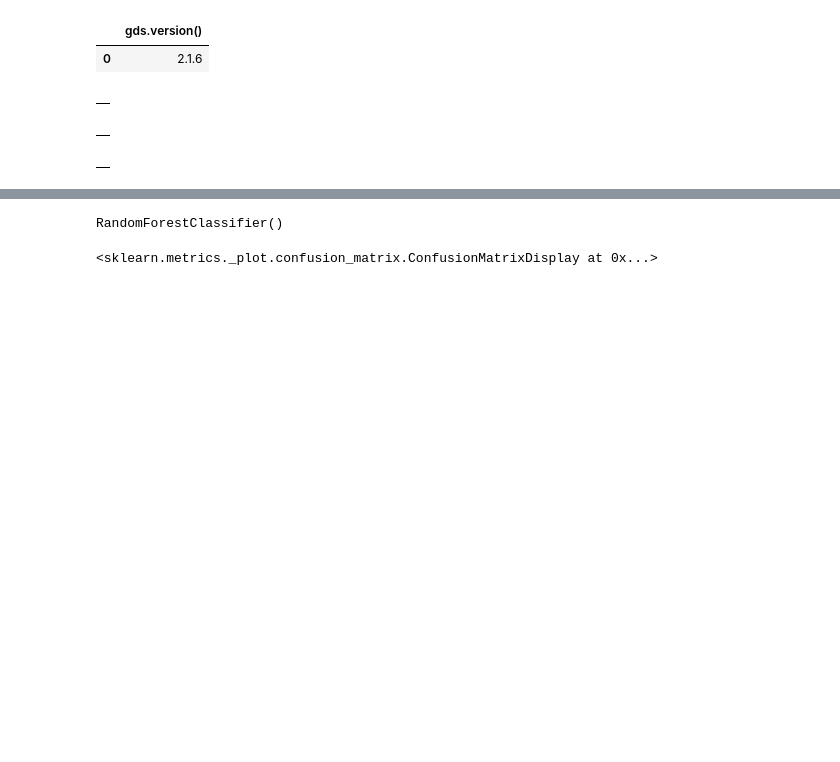
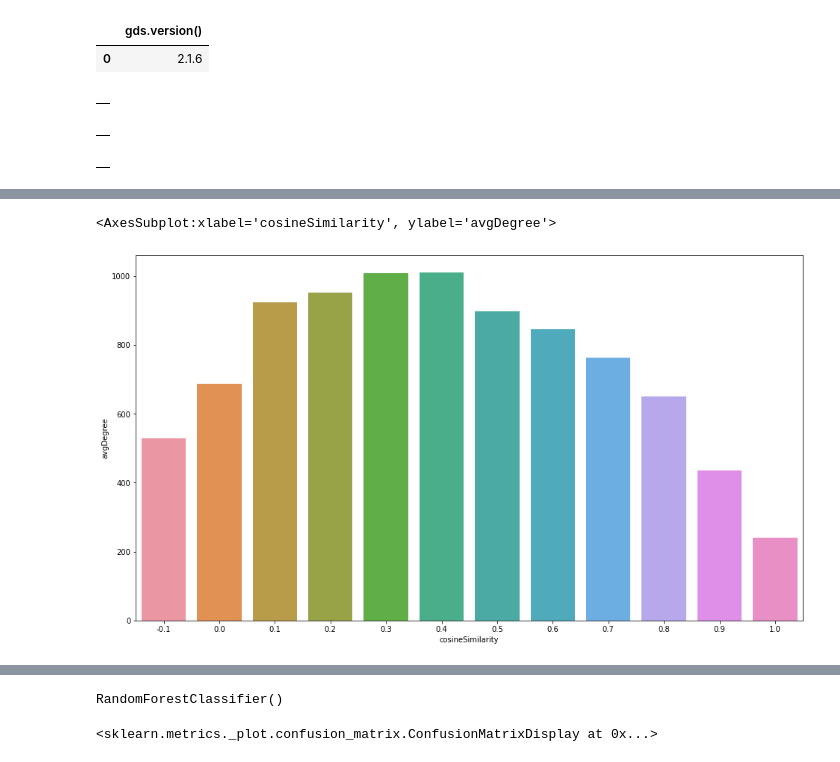
Before and after one commit to tomasonjo/graphs-network-science, a Jupyter notebook: notebooks/Chapter 9.ipynb, the cells around one changed output, grey strips where cells are left out. Saved outputs shown, nothing was run; the diff lists cells and outputs as text; code cells hidden in the pictures; blank space fills up the shorter version.

```diff
--- a/notebooks/Chapter 9.ipynb
+++ b/notebooks/Chapter 9.ipynb
@@ -66,0 +83,14 @@ data['output'] = pd.factorize(data['language'])[0]
+# %%
+df = run_query("""
+MATCH (c1:Stream)-[:SHARED_AUDIENCE]->(c2:Stream)
+WITH c1, c2, gds.similarity.cosine(c1.node2vec, c2.node2vec) AS cosineSimilarity,
+     size((c1)-[:SHARED_AUDIENCE]-()) AS degree1,
+     size((c2)-[:SHARED_AUDIENCE]-()) AS degree2
+RETURN round(cosineSimilarity,1) AS cosineSimilarity, avg(degree1 + degree2) AS avgDegree
+ORDER BY cosineSimilarity
+""")
+
+sns.barplot(data=df, x='cosineSimilarity', y='avgDegree')
+# %% [output]
+<AxesSubplot:xlabel='cosineSimilarity', ylabel='avgDegree'>
+[figure, added]
```
Also changed, not shown: parts of 9 cells of this notebook.
